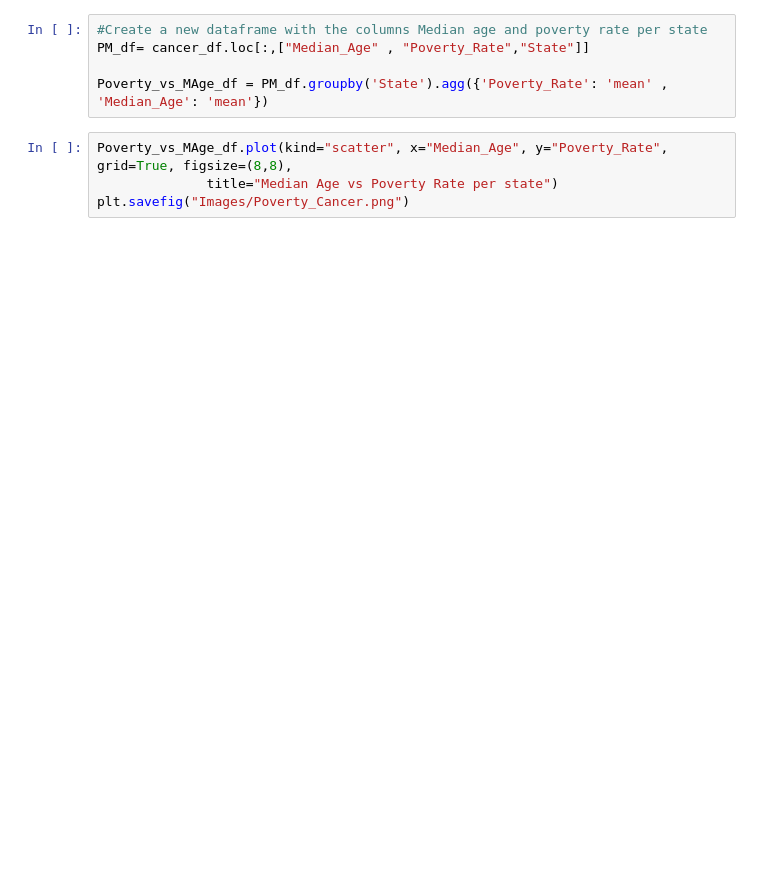
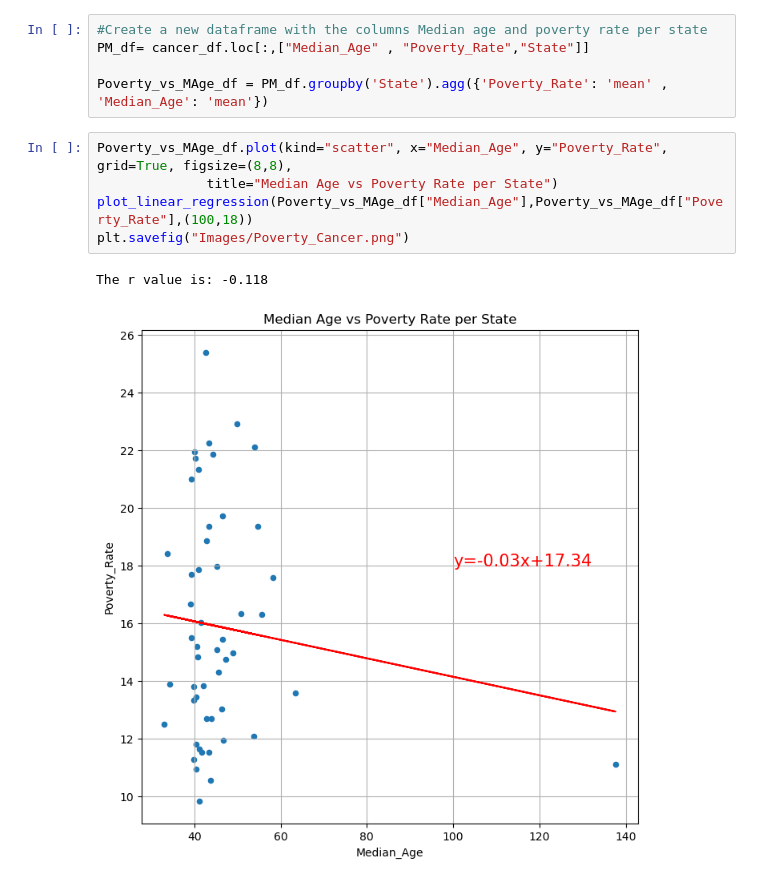
Before and after one commit to Chemistasaurus/Project-1, a Jupyter notebook: cancer_dataset_cleaning.ipynb, the cells around one changed output. Cells and saved outputs as stored; diff of their text form; blank space fills up the shorter version.

```diff
--- a/cancer_dataset_cleaning.ipynb
+++ b/cancer_dataset_cleaning.ipynb
@@ -210,5 +211,9 @@ PM_df= cancer_df.loc[:,["Median_Age" , "Poverty_Rate","State"]]
 Poverty_vs_MAge_df = PM_df.groupby('State').agg({'Poverty_Rate': 'mean' , 'Median_Age': 'mean'})
 # %%
 Poverty_vs_MAge_df.plot(kind="scatter", x="Median_Age", y="Poverty_Rate", grid=True, figsize=(8,8),
-              title="Median Age vs Poverty Rate per state")
+              title="Median Age vs Poverty Rate per State")
+plot_linear_regression(Poverty_vs_MAge_df["Median_Age"],Poverty_vs_MAge_df["Poverty_Rate"],(100,18))
 plt.savefig("Images/Poverty_Cancer.png")
+# %% [output]
+The r value is: -0.118
+[figure, added]
```
Also changed, not shown: parts of 8 cells of this notebook, 4 other files.
